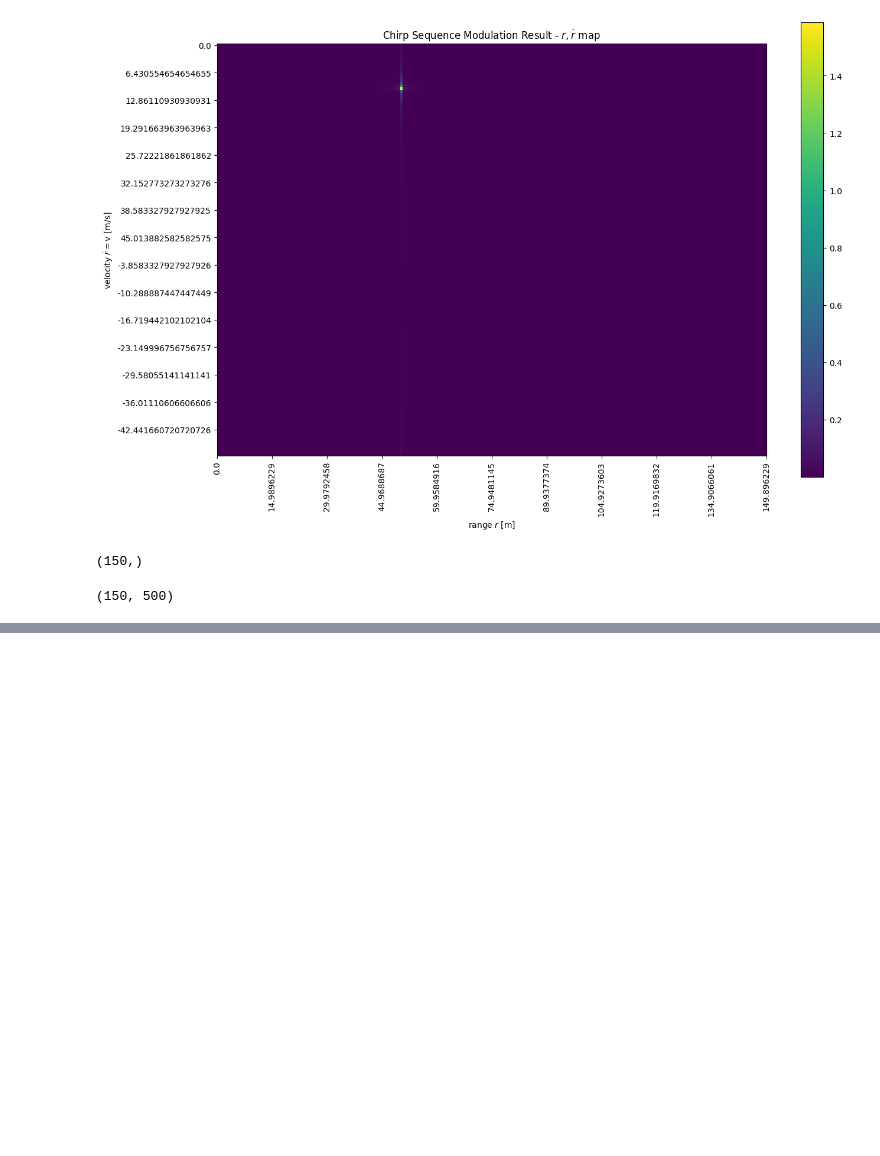
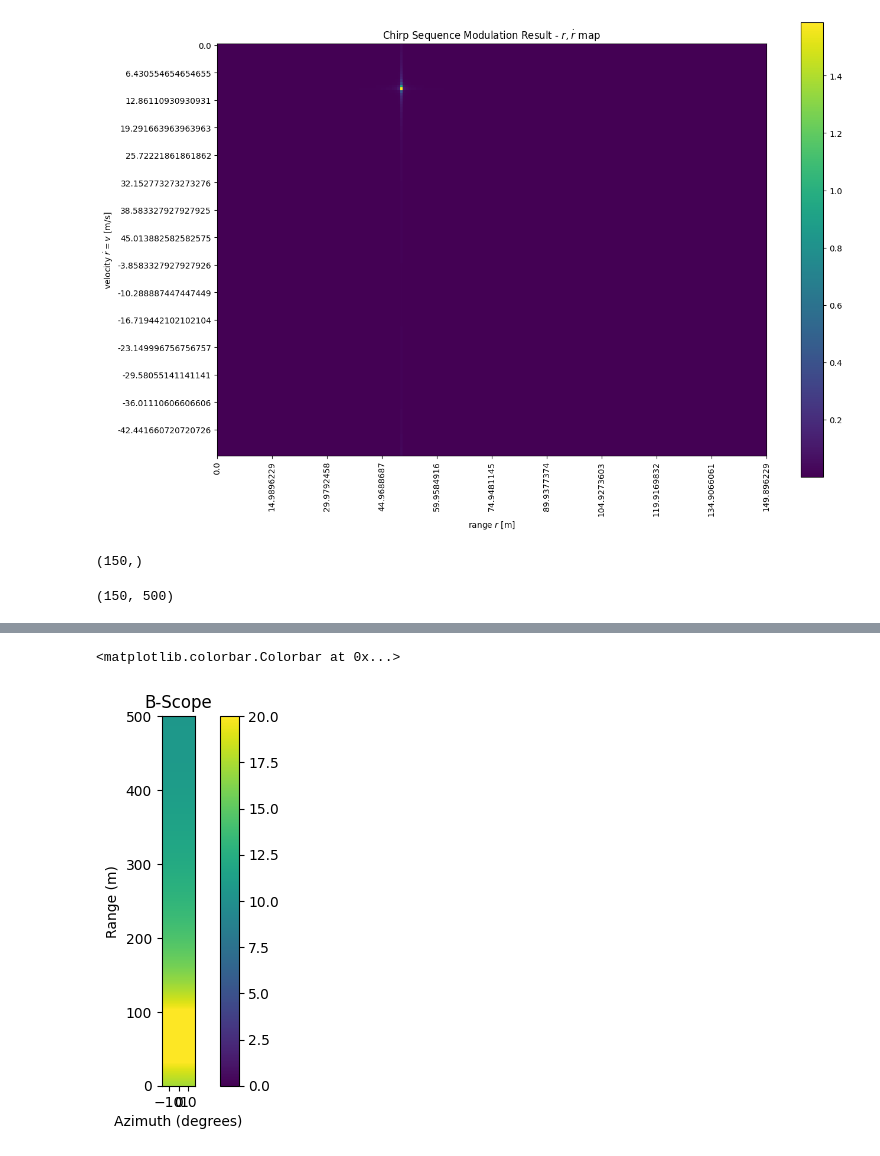
Before and after one commit to lkk688/AIsensing, a Jupyter notebook: sdrpysim/RADAR.ipynb, the cells around one changed output, grey strips where cells are left out. Drawn from its saved outputs; the diff is of its cells as text; code cells hidden in the pictures; blank space fills up the shorter version.

```diff
--- a/sdrpysim/RADAR.ipynb
+++ b/sdrpysim/RADAR.ipynb
@@ -594,0 +714,2 @@ velocity_table.shape
+# %%
+ra_matrix=np.tile(ra_map, (N_S,1))
@@ -594,0 +720,44 @@ velocity_table.shape
+# %%
+# Beamwidth of each spoke (degrees).
+SPOKE_RES_DEG = 1.8
+SPOKE_RES_RAD = np.deg2rad(SPOKE_RES_DEG)
+
+# Range resolution (metres).
+RANGE_RES = 1 #.60
+
+# The field of view of the radar.
+MAX_AZ_DEG = (N_S * SPOKE_RES_DEG) / 2
+MIN_AZ_DEG = -MAX_AZ_DEG
+MIN_RANGE = 0
+MAX_RANGE = N_PR * RANGE_RES
+
+# The range of radar return magnitudes to visualise.
+# An arbitrarily chosen range where the minimum has been increased
+# to make the plots look clearer.
+MIN_RETURN = 0
+MAX_RETURN = 20
+vis_norm = colors.Normalize(MIN_RETURN, MAX_RETURN)
+# %%
+# B-scope plot.
+def plot_b_scope(ax):
+    """B-Scope plot on specified axis."""
+    im = ax.imshow(
+        ra_matrix.transpose(),
+        aspect="auto",
+        origin="lower",
+        extent=(MIN_AZ_DEG, MAX_AZ_DEG, MIN_RANGE, MAX_RANGE),
+        norm=vis_norm,
+    )
+    ax.set_title("B-Scope")
+    ax.set_xlabel("Azimuth (degrees)")
+    ax.set_ylabel("Range (m)")
+    return im
+
+
+b_scope_fig, b_scope_ax = plt.subplots()
+im = plot_b_scope(b_scope_ax)
+b_scope_ax.set_aspect(0.75)
+b_scope_fig.colorbar(im, ax=b_scope_ax)
+# %% [output]
+<matplotlib.colorbar.Colorbar at 0x...>
+[figure, added]
```
Also changed, not shown: parts of 41 cells of this notebook, 1 other file.
